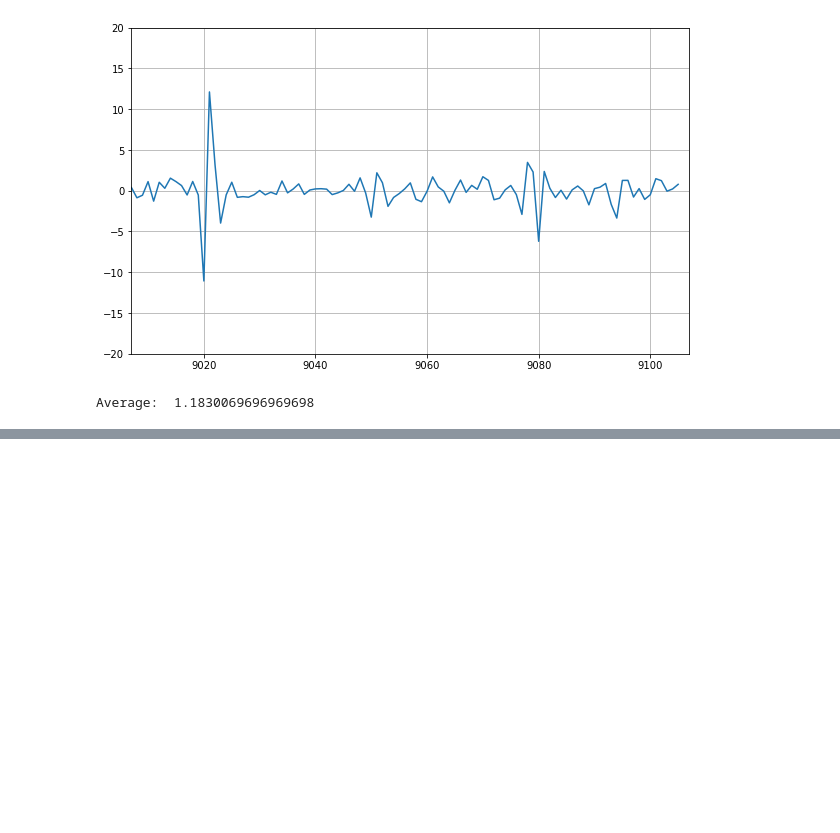
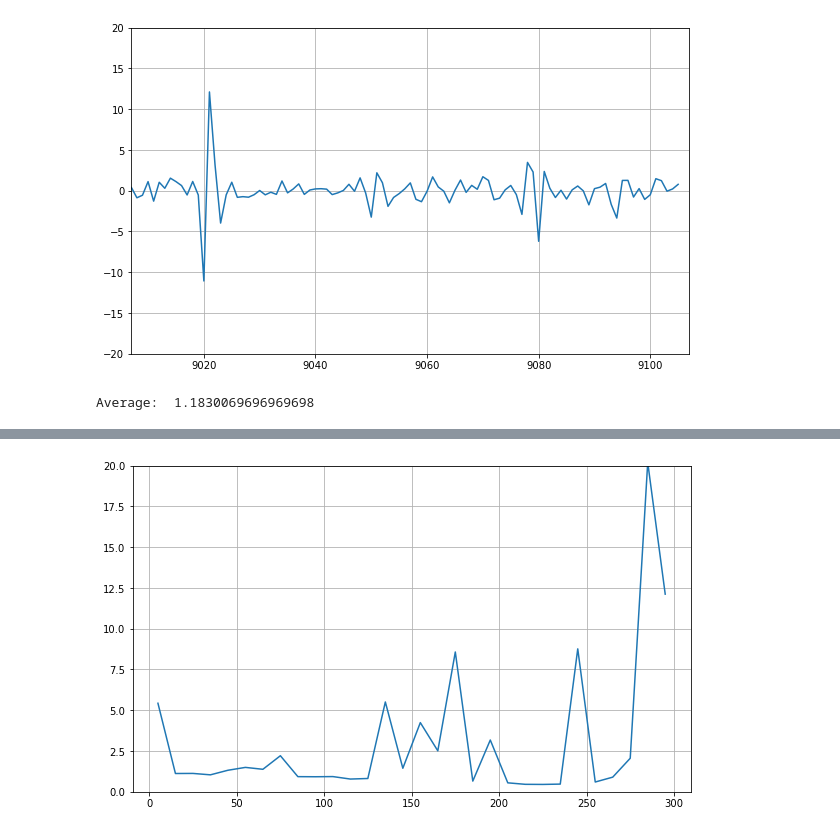
Before and after one commit to yossato/virtualGimbal, a Jupyter notebook: post_processing_software/jupyter/visualize_log.ipynb, the cells around one changed output, grey strips where cells are left out. Saved outputs shown, nothing was run; the diff lists cells and outputs as text; code cells hidden in the pictures; blank space fills up the shorter version.

```diff
--- a/post_processing_software/jupyter/visualize_log.ipynb
+++ b/post_processing_software/jupyter/visualize_log.ipynb
@@ -234,0 +285,4 @@ Average:  1.1830069696969698
+# %%
+plotA4(rxwc,30.,length=300,ylim=[0,20])
+# %% [output]
+[figure, added]
```
Also changed, not shown: parts of 6 cells of this notebook.
